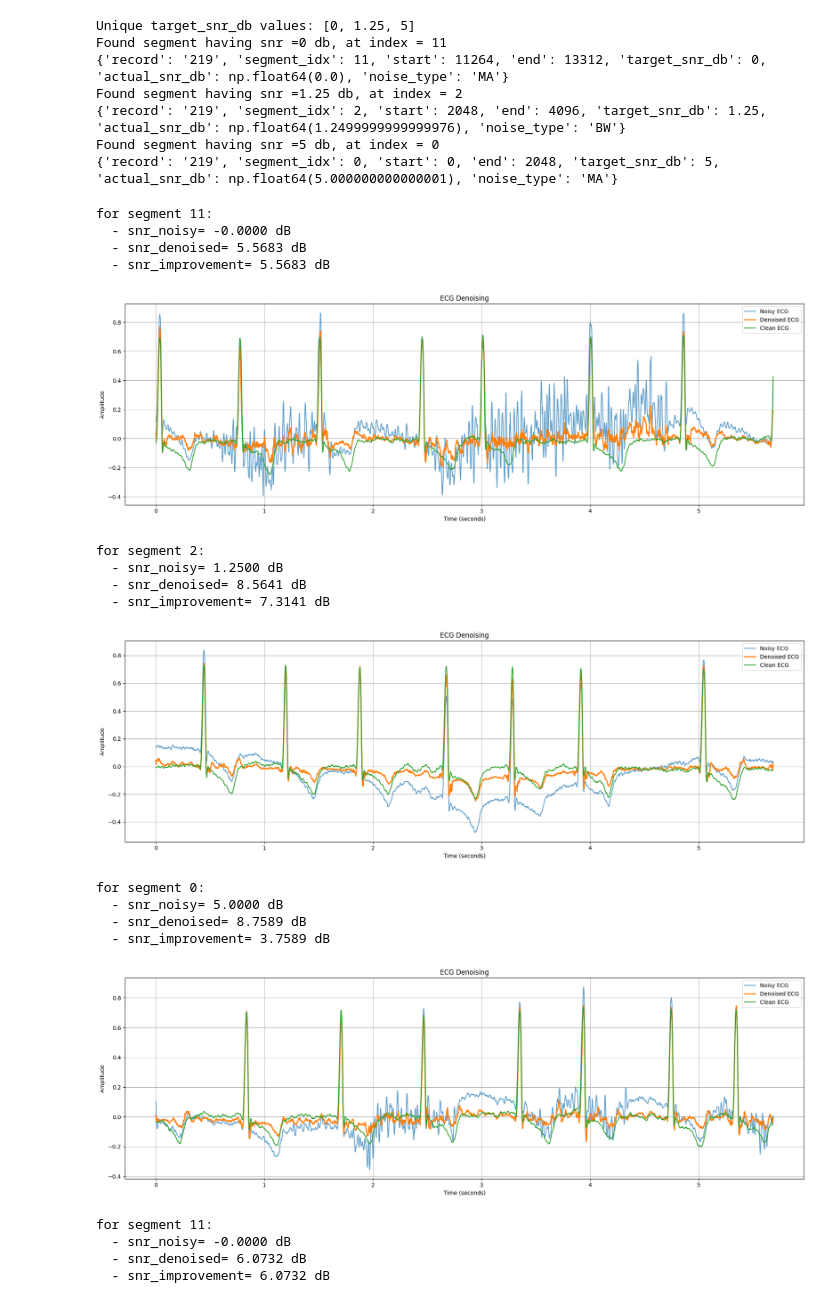
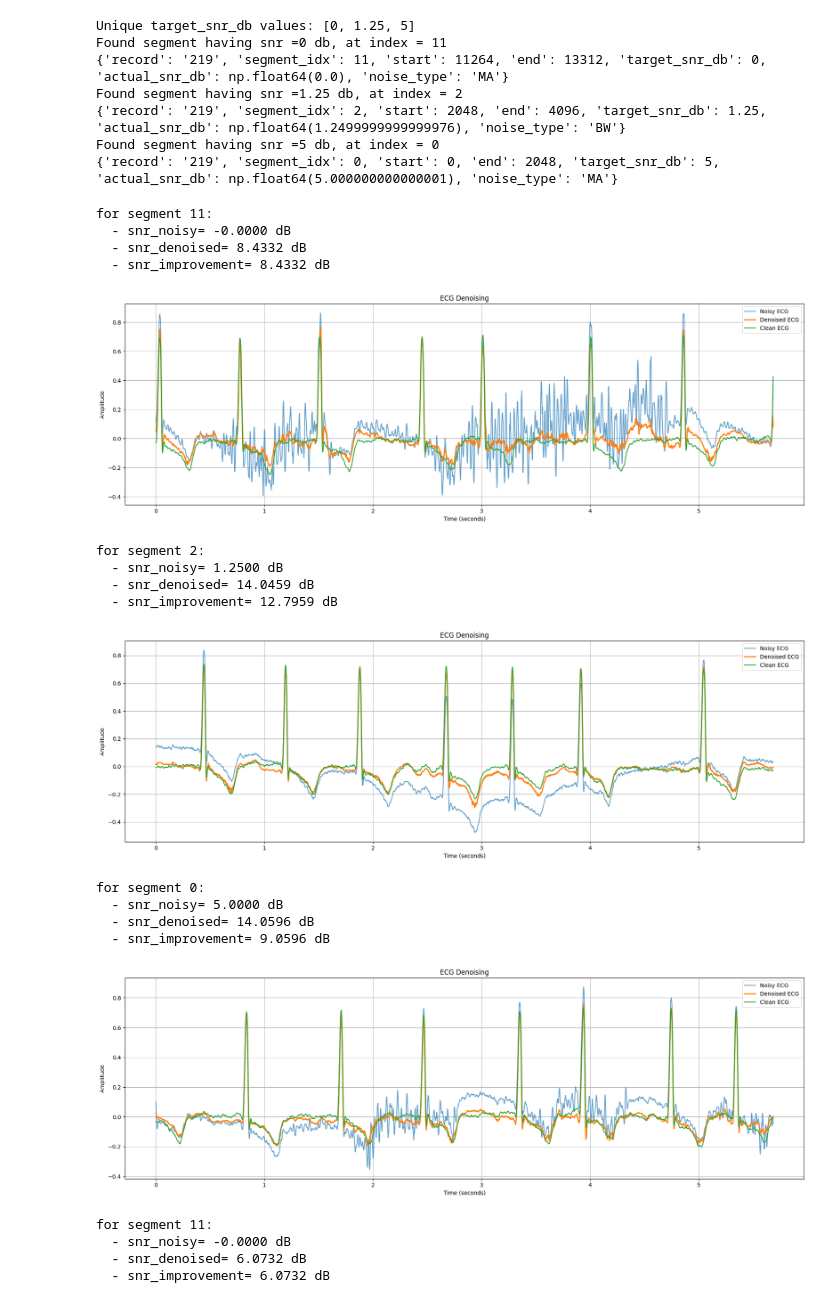
Before and after one commit to halashaheen/CAE-For-ECG-denoising, a Jupyter notebook: CAE_for_ECG_signal_processing.ipynb, the cells around one changed output. Cells and saved outputs as stored; diff of their text form; code cells hidden in the pictures.

Commit message:
ResStackCAE results for 5 EPOCHS (Denoising) and ECGClassifier based on ResStackEncoder results for 5 EPOCHS (Classification)

```diff
--- a/CAE_for_ECG_signal_processing.ipynb
+++ b/CAE_for_ECG_signal_processing.ipynb
@@ -79,26 +90,40 @@ SNR_LEVELS = [0, 1.25, 5] # follow paper
 drive.mount('/content/drive')
 
 # ============================================================
-# DATASET PATH CONFIG
+# DATASET PATH CONFIG (Denoising)
 # ============================================================
 
-SAVE_DIR = "/content/drive/MyDrive/CSE672_Neural_Nets/Project/Datasets/Paper"
-LOAD_DIR = "/content/drive/MyDrive/CSE672_Neural_Nets/Project/Datasets/Paper"
+SAVE_DIR = "/content/drive/MyDrive/PG/CSE672_Neural_Nets/Project/Datasets/Paper"
+LOAD_DIR = "/content/drive/MyDrive/PG/CSE672_Neural_Nets/Project/Datasets/Paper"
+
 
 # ============================================================
 # Model Weights PATH CONFIG
 # ============================================================
-MODEL_DIR = "/content/drive/MyDrive/CSE672_Neural_Nets/Project/Models/Paper"
+SAVE_MODEL_DIR = "/content/drive/MyDrive/PG/CSE672_Neural_Nets/Project/Saved_Models"
+LOAD_MODEL_DIR = "/content/drive/MyDrive/PG/CSE672_Neural_Nets/Project/Saved_Models"
 
 # ============================================================
 # CHECKPOINTS DIR (Validation best model while training)
 # ============================================================
-CHECKPOINT_DIR = "/content/drive/MyDrive/CSE672_Neural_Nets/Project/Checkpoints/Paper"
+CHECKPOINT_DIR = "/content/drive/MyDrive/PG/CSE672_Neural_Nets/Project/Checkpoints/Paper"
 
 # ============================================================
 # Visuals PATH CONFIG
 # ============================================================
-VISUALS_DIR = "/content/drive/MyDrive/CSE672_Neural_Nets/Project/Visuals"
+VISUALS_DIR = "/content/drive/MyDrive/PG/CSE672_Neural_Nets/Project/Visuals"
+
+# ============================================================
+# DATASET PATH CONFIG (Classification)
+# ============================================================
+
+LOAD_DATASET_DIR = "/content/drive/MyDrive/PG/CSE672_Neural_Nets/Project/Datasets/Paper" # LOAD_DATASET_DIR = SAVE_DIR = LOAD_DIR
+
+SAVE_BEATS_DIR  = "/content/drive/MyDrive/PG/CSE672_Neural_Nets/Project/Saved_beats"
+LOAD_BEATS_DIR  = "/content/drive/MyDrive/PG/CSE672_Neural_Nets/Project/Saved_beats"
+
+SAVE_CONTEXT_DIR = "/content/drive/MyDrive/PG/CSE672_Neural_Nets/Project/Context_dataset"
+LOAD_CONTEXT_DIR = "/content/drive/MyDrive/PG/CSE672_Neural_Nets/Project/Context_dataset"
 
 # ============================================================
 # TRAINING CONFIG
@@ -2520,24 +2539,24 @@ Found segment having snr =1.25 db, at index = 2
 Found segment having snr =5 db, at index = 0
 {'record': '219', 'segment_idx': 0, 'start': 0, 'end': 2048, 'target_snr_db': 5, 'actual_snr_db': np.float64(5.000000000000001), 'noise_type': 'MA'}
 # %%
-name ='SimpleCAE'
+name ='ResStackCAE'
 plot_multiple_segments(name,indices)
 # %% [output]
 for segment 11:
   - snr_noisy= -0.0000 dB
-  - snr_denoised= 5.5683 dB
-  - snr_improvement= 5.5683 dB
+  - snr_denoised= 8.4332 dB
+  - snr_improvement= 8.4332 dB
-[figure, old version]
+[figure, new version]
 for segment 2:
   - snr_noisy= 1.2500 dB
-  - snr_denoised= 8.5641 dB
-  - snr_improvement= 7.3141 dB
+  - snr_denoised= 14.0459 dB
+  - snr_improvement= 12.7959 dB
-[figure, old version]
+[figure, new version]
 for segment 0:
   - snr_noisy= 5.0000 dB
-  - snr_denoised= 8.7589 dB
-  - snr_improvement= 3.7589 dB
+  - snr_denoised= 14.0596 dB
+  - snr_improvement= 9.0596 dB
-[figure, old version]
+[figure, new version]
 # %%
 name ='StackMoreDropOutCAE'
 plot_multiple_segments(name,indices)
```
Also changed, not shown: parts of 90 cells of this notebook.
